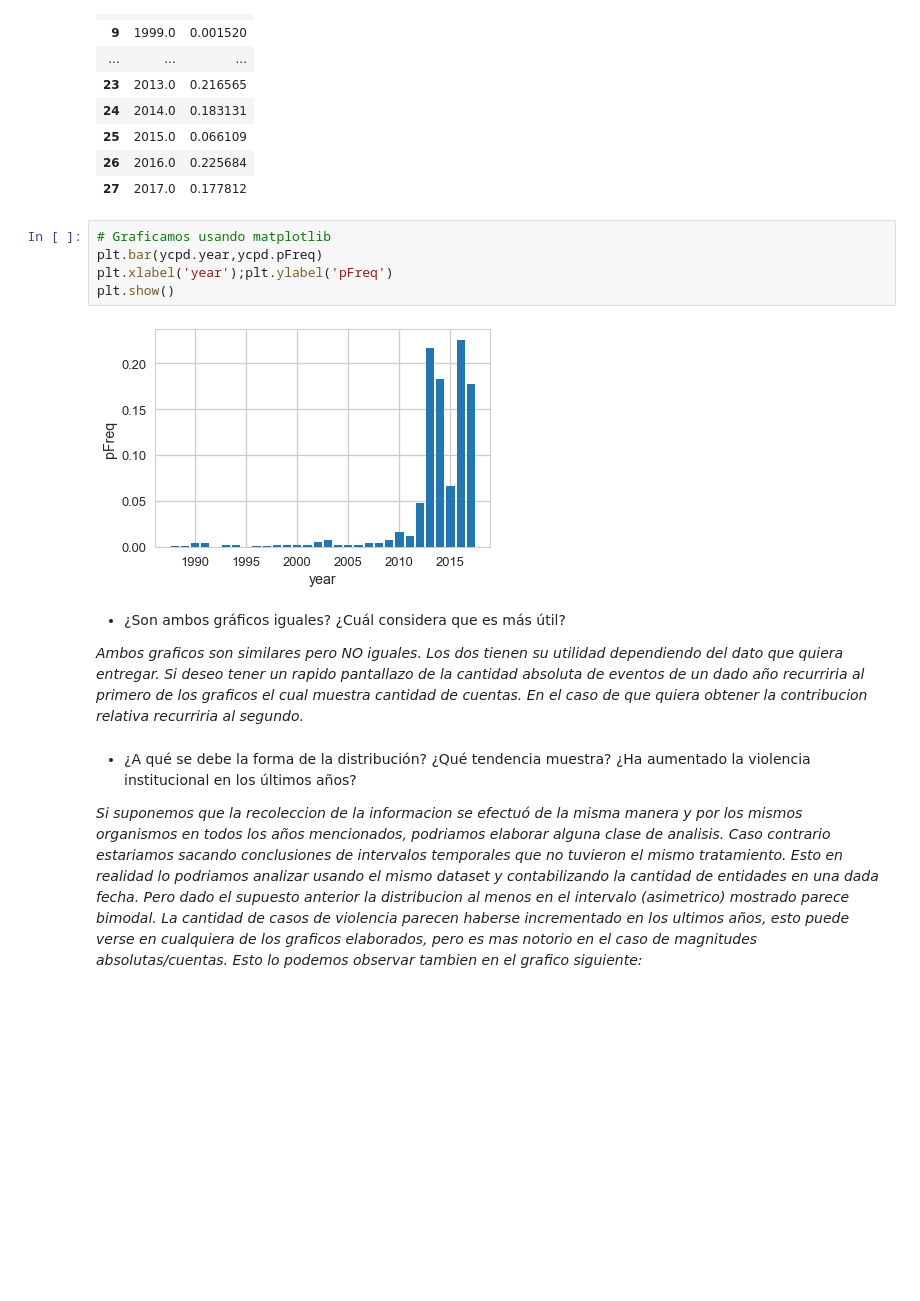
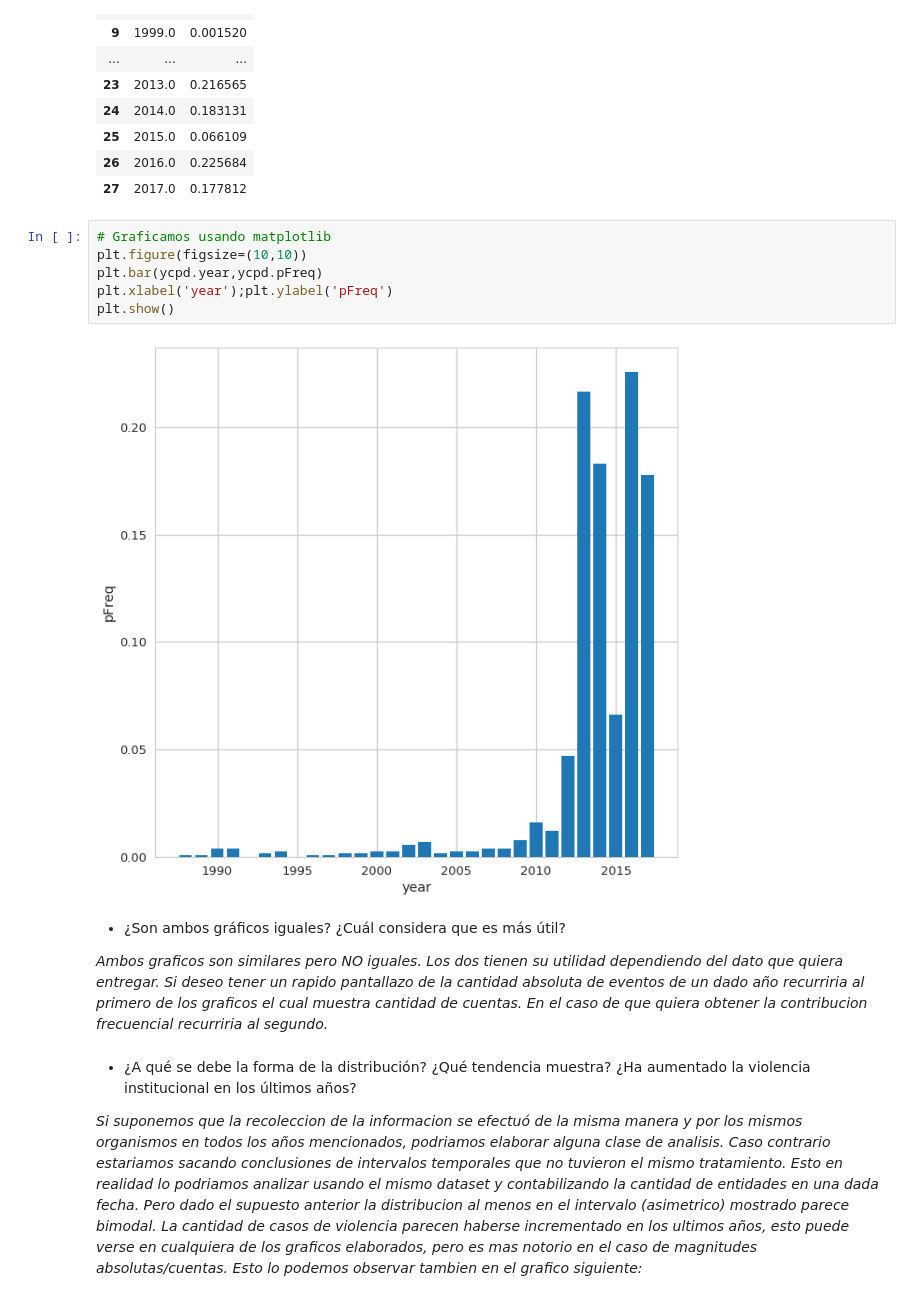
Before and after one commit to felixlapalma/diplodatos-ayv, a Jupyter notebook: ayv_2018/Tarea integradora - parte 1.ipynb, the cells around one changed output. Saved outputs shown, nothing was run; the diff lists cells and outputs as text; blank space fills up the shorter version.

```diff
--- a/ayv_2018/Tarea integradora - parte 1.ipynb
+++ b/ayv_2018/Tarea integradora - parte 1.ipynb
@@ -129,15 +130,16 @@ ycpd
 | 27 | 2017.0 | 0.177812 |
 # %%
 # Graficamos usando matplotlib
+plt.figure(figsize=(10,10))
 plt.bar(ycpd.year,ycpd.pFreq)
 plt.xlabel('year');plt.ylabel('pFreq')
 plt.show()
 # %% [output]
-[figure, old version]
+[figure, new version]
 # %% [markdown]
 * ¿Son ambos gráficos iguales? ¿Cuál considera que es más útil?
 
-*Ambos graficos son similares pero NO iguales. Los dos tienen su utilidad dependiendo del dato que quiera entregar. Si deseo tener un rapido pantallazo de la cantidad absoluta de eventos de un dado año recurriria al primero de los graficos el cual muestra cantidad de cuentas. En el caso de que quiera obtener la contribucion relativa recurriria al segundo.*
+*Ambos graficos son similares pero NO iguales. Los dos tienen su utilidad dependiendo del dato que quiera entregar. Si deseo tener un rapido pantallazo de la cantidad absoluta de eventos de un dado año recurriria al primero de los graficos el cual muestra cantidad de cuentas. En el caso de que quiera obtener la contribucion frecuencial recurriria al segundo.*
 # %% [markdown]
 * ¿A qué se debe la forma de la distribución? ¿Qué tendencia muestra? ¿Ha aumentado la violencia institucional en los últimos años?
 
```
Also changed, not shown: parts of 34 cells of this notebook.
